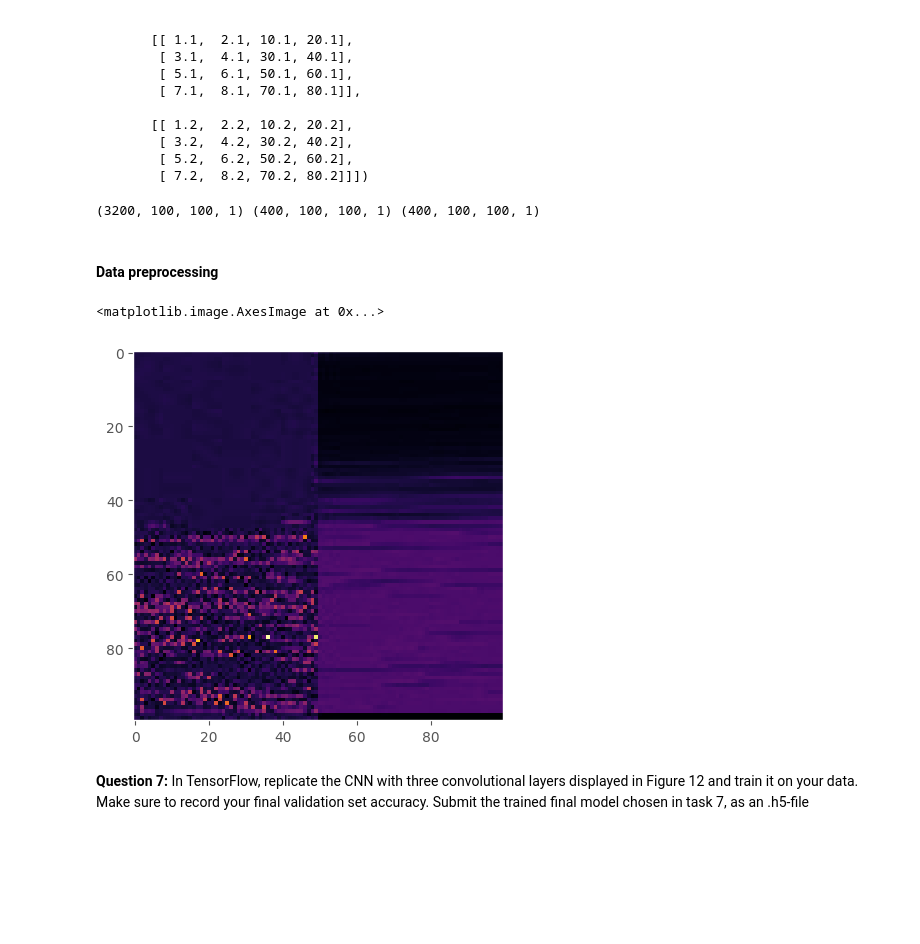
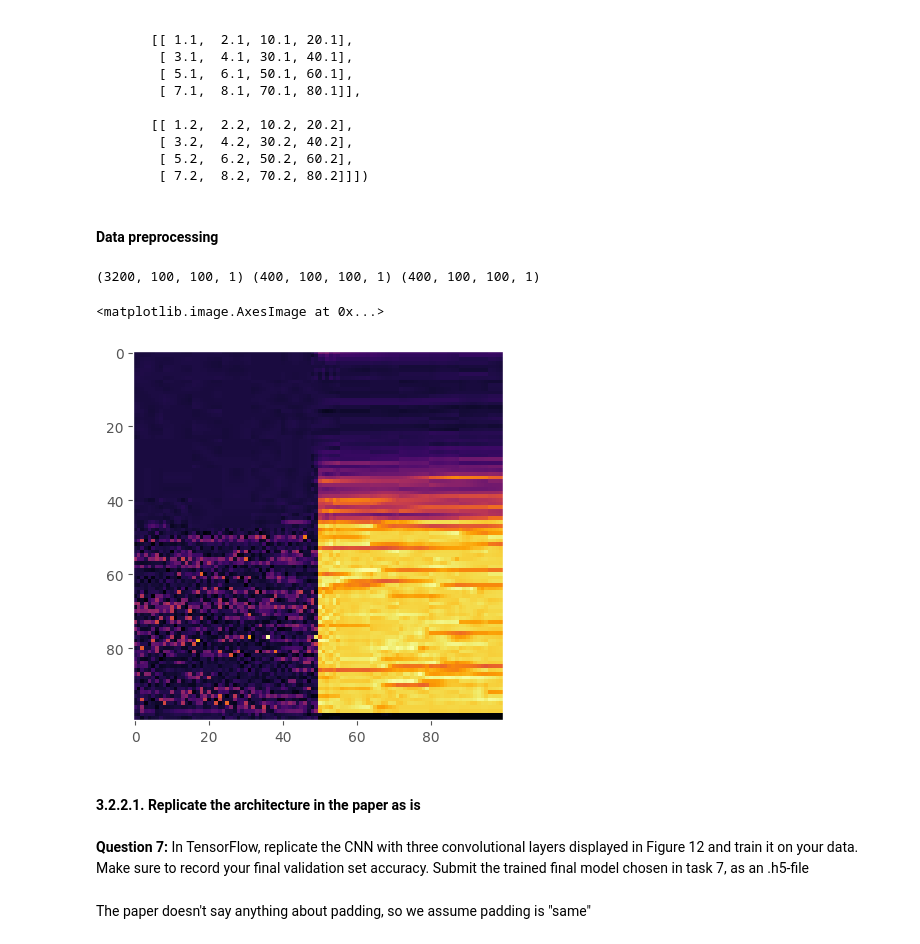
Before and after one commit to jill-data/wind-turbine-state-prediction, a Jupyter notebook: Notebook.ipynb, the cells around one changed output. Cells and saved outputs as stored; diff of their text form; code cells hidden in the pictures; blank space fills up the shorter version.

```diff
--- a/Notebook.ipynb
+++ b/Notebook.ipynb
@@ -31,17 +32,6 @@ X = np.stack([ts1, ts2], axis=2)
 X.shape
 # %% [output]
 (4000, 5000, 2)
-# %%
-def scale_data(X, scaler=None):
-    # If no scaler is provided, create a scaler, then fit it to the data
-    if scaler is None:
-        scaler = StandardScaler()
-        scaler = scaler.fit(X.reshape(-1, X.shape[2]))
-
-    # Reshape the data to 2D for scaling, then reshape it back to its original shape
-    scaled_data = scaler.transform(X.reshape(-1, X.shape[2])).reshape(X.shape)
-
-    return scaler, scaled_data
 # %% [markdown]
 # 2. Exploratory data analysis
 # %% [markdown]
@@ -187,13 +188,13 @@ To follow the sequence-to-vector approach, the data shape needs to be processed
 In our case, if the batch size is 64 and the sequences are passed in without further processing, the input shape would be `(64, 5000, 2)` and the output shape would be `(64, )`
 # %% [markdown]
 **Question 2**: Create an iterator (ideally, a tensorflow.data.Dataset) that produces batches of data formatted in the appropriate way for your chosen approach.
+# %%
+def scale_data(X):
+    # Scale the data from 0-255 to 0-1
+    return X / 255.0
 # %%
-# Train test split 80% of the data is used for training. This is consistent with the
-# approach's in the "Convolutional Neural Network Fault Classification Based on
-# Time-series Analysis for Benchmark Wind Turbine Machine" paper, which we are trying to
-# implement
-
-X_train, X_other, y_train, y_other = train_test_split(X, y, test_size=0.2, stratify=y, random_state=42)
+# Perform a 80-10-10 train-val-test split
+X_train, X_other, y_train, y_other = train_test_split(scale_data(X), y, test_size=0.2, stratify=y, random_state=42)
 X_val, X_test, y_val, y_test = train_test_split(X_other, y_other, test_size=0.5, stratify=y_other, random_state=42)
 
 print(X_train.shape, X_val.shape, X_test.shape)
@@ -420,19 +496,19 @@ array([[[ 1. ,  2. , 10. , 20. ],
         [ 3.2,  4.2, 30.2, 40.2],
         [ 5.2,  6.2, 50.2, 60.2],
         [ 7.2,  8.2, 70.2, 80.2]]])
-# %%
-# Scale data
-X_train_scaled_2d = reshape_x(X_train_scaled)
-X_val_scaled_2d = reshape_x(X_val_scaled)
-X_test_scaled_2d = reshape_x(X_test_scaled)
-
-print(X_train_scaled_2d.shape, X_val_scaled_2d.shape, X_test_scaled_2d.shape)
-# %% [output]
-(3200, 100, 100, 1) (400, 100, 100, 1) (400, 100, 100, 1)
 # %% [markdown]
 #### Data preprocessing
+# %%
+# Scale data
+X_train_2d = reshape_x(X_train)
+X_val_2d = reshape_x(X_val)
+X_test_2d = reshape_x(X_test)
+
+print(X_train_2d.shape, X_val_2d.shape, X_test_2d.shape)
+# %% [output]
+(3200, 100, 100, 1) (400, 100, 100, 1) (400, 100, 100, 1)
 # %%
-plt.imshow(X_train_scaled_2d[0], cmap='inferno')
+plt.imshow(X_train_2d[0], cmap='inferno')
 # %% [output]
 <matplotlib.image.AxesImage at 0x...>
-[figure, old version]
+[figure, new version]
@@ -439,2 +534,6 @@ plt.imshow(X_train_scaled_2d[0], cmap='inferno')
+# %% [markdown]
+#### 3.2.2.1. Replicate the architecture in the paper as is
 # %% [markdown]
 **Question 7:** In TensorFlow, replicate the CNN with three convolutional layers displayed in Figure 12 and train it on your data. Make sure to record your final validation set accuracy. Submit the trained final model chosen in task 7, as an .h5-file
+# %% [markdown]
+The paper doesn't say anything about padding, so we assume padding is "same"
```
Also changed, not shown: parts of 40 cells of this notebook, 2 other files.
